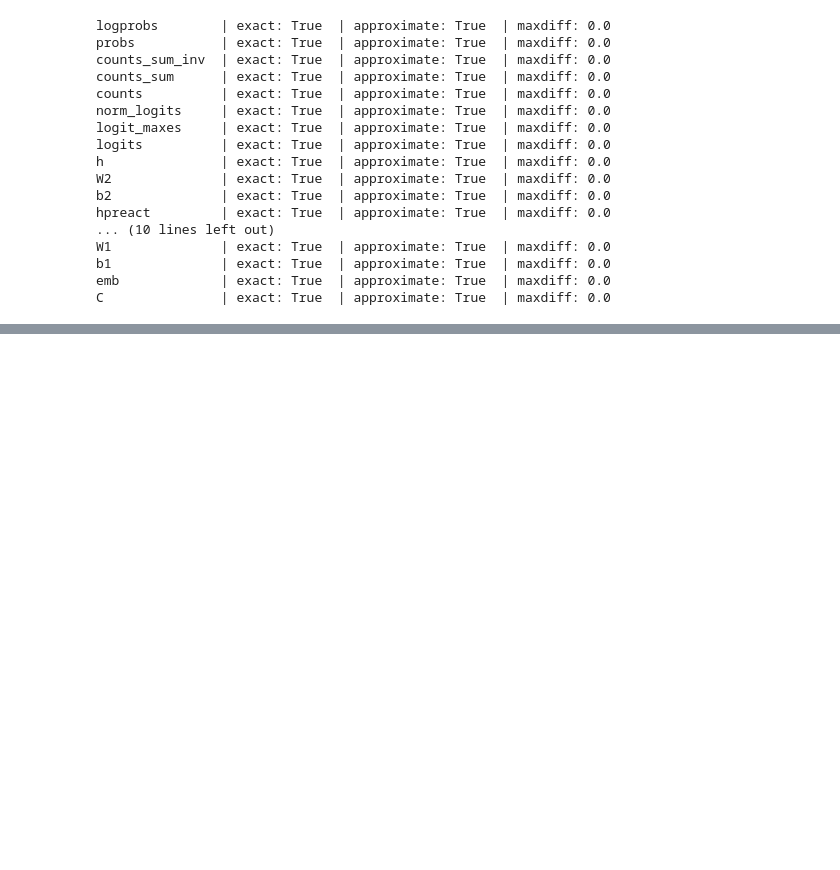
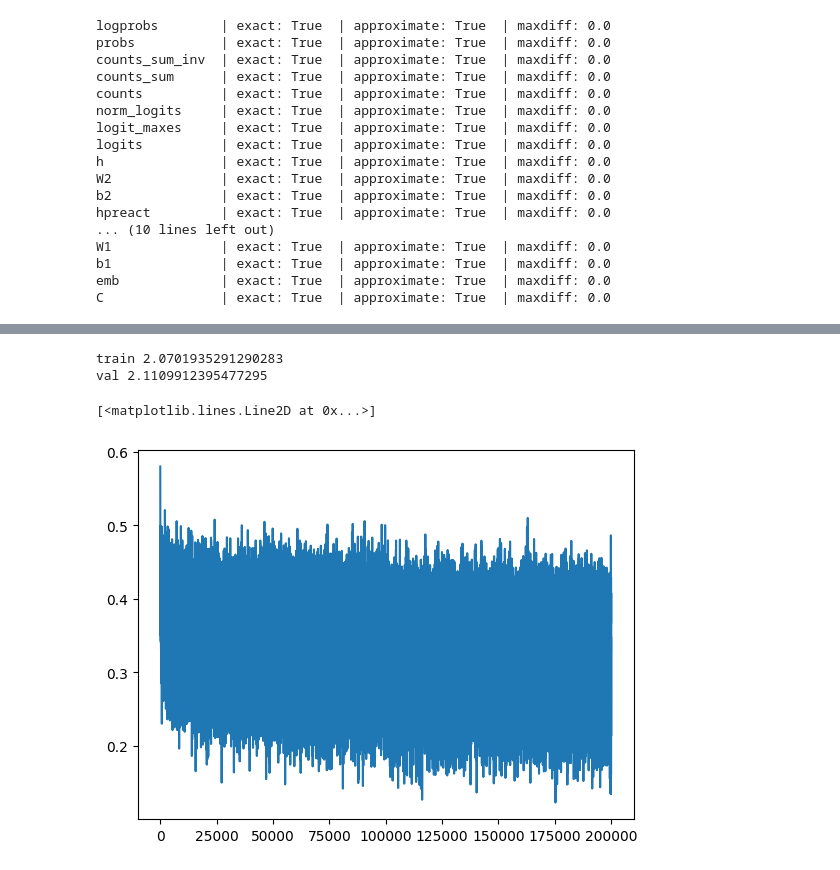
Before and after one commit to ryangrimsley/makemore, a Jupyter notebook: makemore_p4_manual_backprop/manual_backprop_exercise.ipynb, the cells around one changed output, grey strips where cells are left out. Drawn from its saved outputs; the diff is of its cells as text; code cells hidden in the pictures; blank space fills up the shorter version.

```diff
--- a/makemore_p4_manual_backprop/manual_backprop_exercise.ipynb
+++ b/makemore_p4_manual_backprop/manual_backprop_exercise.ipynb
@@ -280,7 +302,9 @@ print(loss_fast.item(), 'diff:', (loss_fast - loss).item())
 
 # -----------------
 # YOUR CODE HERE :)
-dlogits = None # TODO. my solution is 3 lines
+dlogits = F.softmax(logits,1) # TODO. my solution is 3 lines
+dlogits[range(n), Yb] -= 1
+dlogits /= n
 # -----------------
 
-#cmp('logits', dlogits, logits) # I can only get approximate to be true, my maxdiff is 6e-9
+cmp('logits', dlogits, logits) # I can only get approximate to be true, my maxdiff is 6e-9
@@ -323,7 +351,7 @@ print('max diff:', (hpreact_fast - hpreact).abs().max())
 
 # -----------------
 # YOUR CODE HERE :)
-dhprebn = None # TODO. my solution is 1 (long) line
+dhprebn = bngain*bnvar_inv/n * (n*dhpreact - dhpreact.sum(0) - n/(n-1)*bnraw*(dhpreact*bnraw).sum(0)) # TODO. my solution is 1 (long) line
 # -----------------
 
 cmp('hprebn', dhprebn, hprebn) # I can only get approximate to be true, my maxdiff is 9e-10
@@ -434,24 +512,30 @@ with torch.no_grad():
 # %%
 # evaluate train and val loss
 
 @torch.no_grad() # this decorator disables gradient tracking
 def split_loss(split):
   x,y = {
     'train': (Xtr, Ytr),
     'val': (Xdev, Ydev),
     'test': (Xte, Yte),
   }[split]
   emb = C[x] # (N, block_size, n_embd)
   embcat = emb.view(emb.shape[0], -1) # concat into (N, block_size * n_embd)
   hpreact = embcat @ W1 + b1
   hpreact = bngain * (hpreact - bnmean) * (bnvar + 1e-5)**-0.5 + bnbias
   h = torch.tanh(hpreact) # (N, n_hidden)
   logits = h @ W2 + b2 # (N, vocab_size)
   loss = F.cross_entropy(logits, y)
   print(split, loss.item())
 
 split_loss('train')
 split_loss('val')
+plt.plot(lossi)
+# %% [output]
+train 2.0701935291290283
+val 2.1109912395477295
+[<matplotlib.lines.Line2D at 0x...>]
+[figure, added]
 # %%
 # I achieved:
 # train 2.0718822479248047
```
Also changed, not shown: parts of 10 cells of this notebook.
